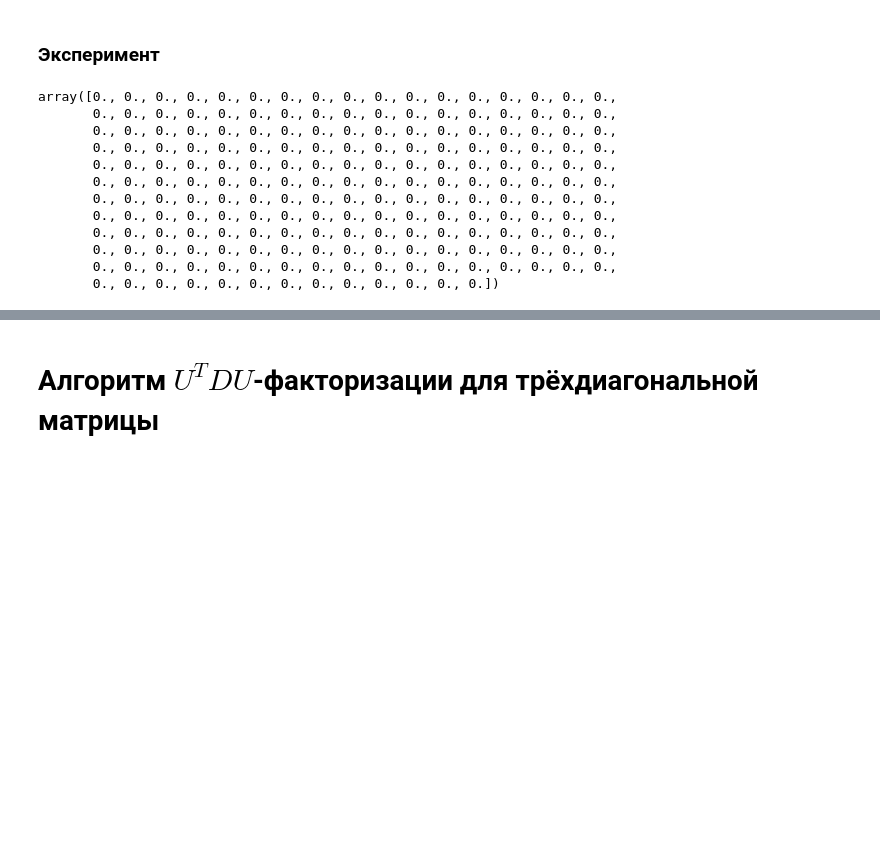
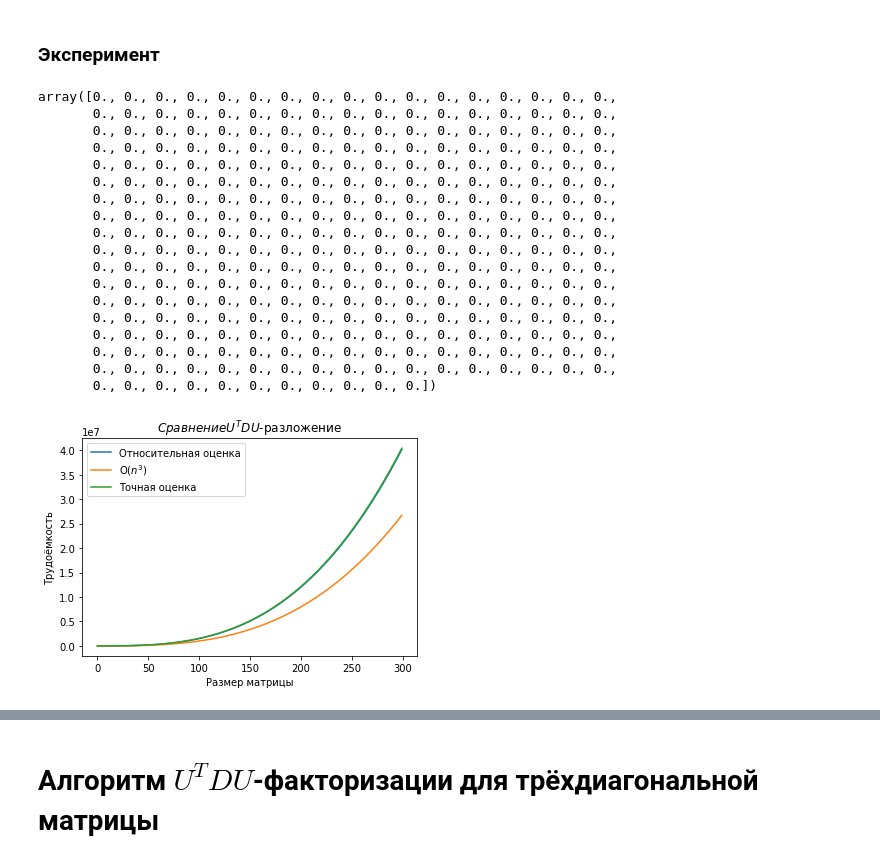
Before and after one commit to mark47B/Matrix-Factorization-Analysis, a Jupyter notebook: U^TDU_factorization.ipynb, the cells around one changed output, grey strips where cells are left out. Drawn from its saved outputs; the diff is of its cells as text; code cells hidden in the pictures; blank space fills up the shorter version.

```diff
--- a/U^TDU_factorization.ipynb
+++ b/U^TDU_factorization.ipynb
@@ -80,5 +78,6 @@ dim = 200
 # %%
 dim_operations_matrix = np.zeros((dim,))
+computing_time = [0, 0, 0]
 dim_operations_matrix
 # %% [output]
 array([0., 0., 0., 0., 0., 0., 0., 0., 0., 0., 0., 0., 0., 0., 0., 0., 0.,
@@ -92,6 +91,12 @@ array([0., 0., 0., 0., 0., 0., 0., 0., 0., 0., 0., 0., 0., 0., 0., 0., 0.,
        0., 0., 0., 0., 0., 0., 0., 0., 0., 0., 0., 0., 0., 0., 0., 0., 0.,
        0., 0., 0., 0., 0., 0., 0., 0., 0., 0., 0., 0., 0., 0., 0., 0., 0.,
        0., 0., 0., 0., 0., 0., 0., 0., 0., 0., 0., 0., 0., 0., 0., 0., 0.,
-       0., 0., 0., 0., 0., 0., 0., 0., 0., 0., 0., 0., 0.])
+       0., 0., 0., 0., 0., 0., 0., 0., 0., 0., 0., 0., 0., 0., 0., 0., 0.,
+       0., 0., 0., 0., 0., 0., 0., 0., 0., 0., 0., 0., 0., 0., 0., 0., 0.,
+       0., 0., 0., 0., 0., 0., 0., 0., 0., 0., 0., 0., 0., 0., 0., 0., 0.,
+       0., 0., 0., 0., 0., 0., 0., 0., 0., 0., 0., 0., 0., 0., 0., 0., 0.,
+       0., 0., 0., 0., 0., 0., 0., 0., 0., 0., 0., 0., 0., 0., 0., 0., 0.,
+       0., 0., 0., 0., 0., 0., 0., 0., 0., 0., 0., 0., 0., 0., 0., 0., 0.,
+       0., 0., 0., 0., 0., 0., 0., 0., 0., 0., 0.])
 # %%
 for i in range(3, dim):
@@ -99,4 +107,15 @@ for i in range(3, dim):
   dim_operations_matrix[i] = OPERATIONS
 # %%
 x = np.arange(0, dim, 1)
+# %%
+plt.title("$Сравнение U^TDU$-разложение")
+plt.xlabel("Размер матрицы")
+plt.ylabel("Трудоёмкость")
+plt.plot(x, dim_operations_matrix, label='Относительная оценка')
+plt.plot(x, x**3, label='O($n^3$)')
+plt.plot(x, 3*(x-1)/2 + x*(x-1)+ 3*(2+x)*x*x/2, label='Точная оценка')
+plt.legend()
+plt.savefig('U^TDU-factorization.png')
+# %% [output]
+[figure, added]
 # %%
```
Also changed, not shown: parts of 14 cells of this notebook.
